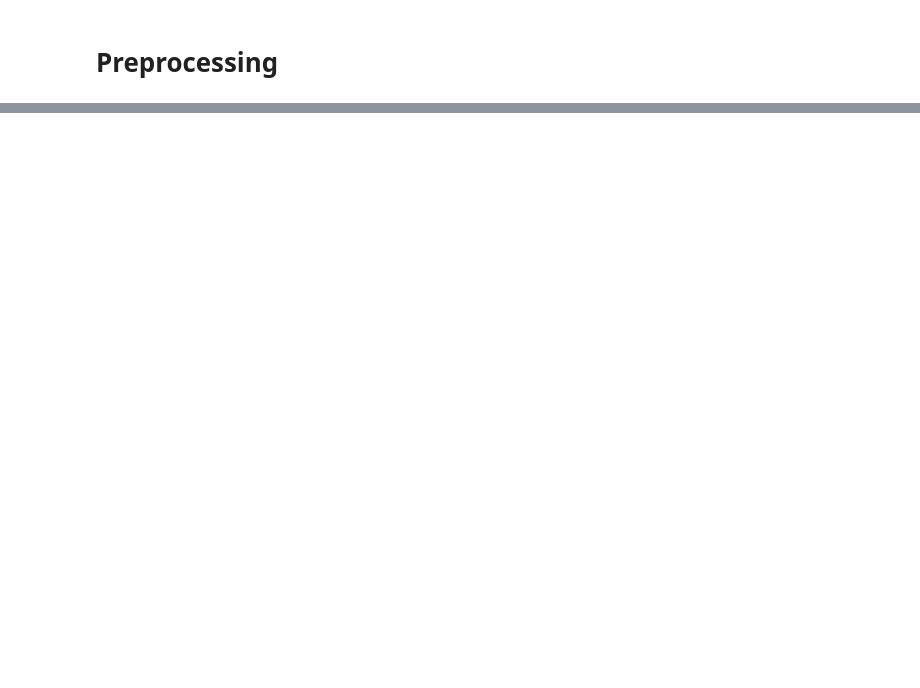
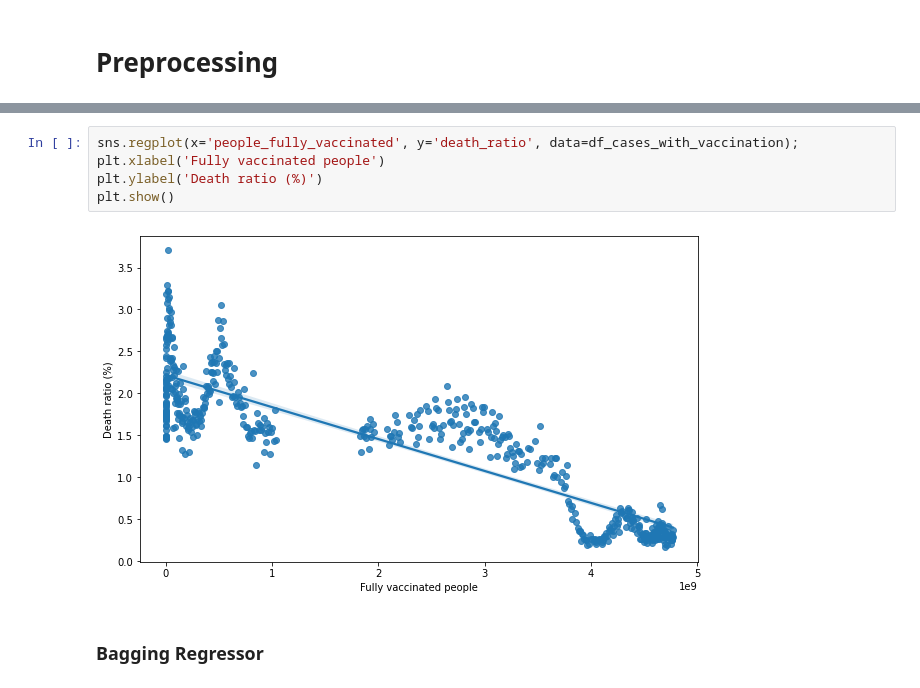
Before and after one commit to tariqshaban/covid-19-vaccination, a Jupyter notebook: COVID 19 Vaccination.ipynb, the cells around one changed output, grey strips where cells are left out. Drawn from its saved outputs; the diff is of its cells as text; blank space fills up the shorter version.

```diff
--- a/COVID 19 Vaccination.ipynb
+++ b/COVID 19 Vaccination.ipynb
@@ -302,0 +447,9 @@ fig.show()
+# %%
+sns.regplot(x='people_fully_vaccinated', y='death_ratio', data=df_cases_with_vaccination);
+plt.xlabel('Fully vaccinated people')
+plt.ylabel('Death ratio (%)')
+plt.show()
+# %% [output]
+[figure, added]
+# %% [markdown]
+### Bagging Regressor
```
Also changed, not shown: parts of 41 cells of this notebook.
